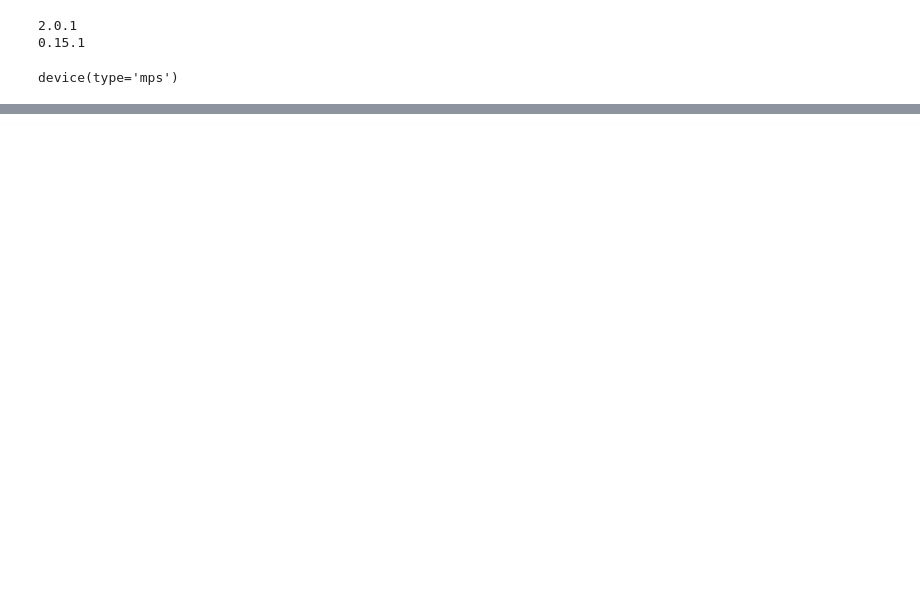
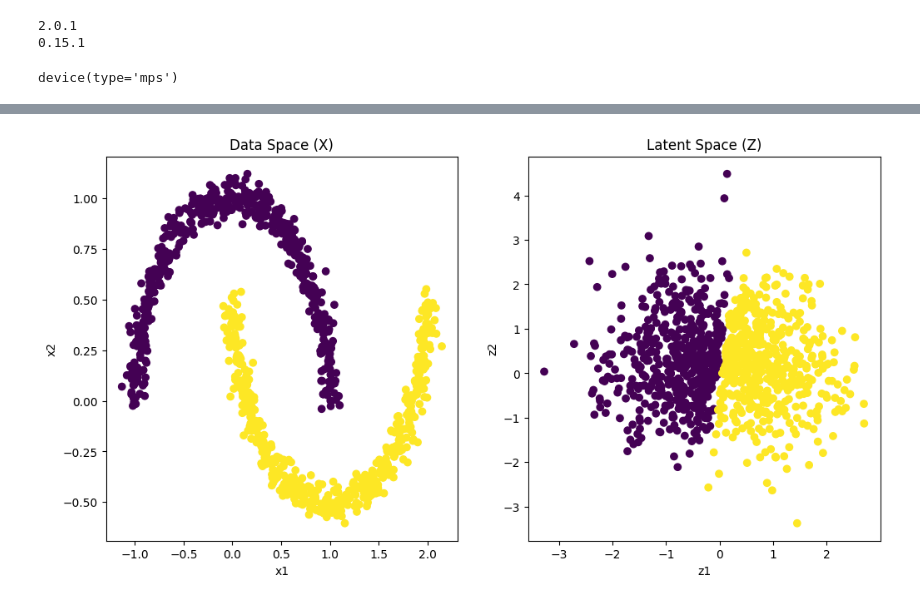
Before and after one commit to DimensionDweller/Generative_models, a Jupyter notebook: Normalizing Flow Models/realnvp_pytorch.ipynb, the cells around one changed output, grey strips where cells are left out. Saved outputs shown, nothing was run; the diff lists cells and outputs as text; code cells hidden in the pictures; blank space fills up the shorter version.

```diff
--- a/Normalizing Flow Models/realnvp_pytorch.ipynb
+++ b/Normalizing Flow Models/realnvp_pytorch.ipynb
@@ -225,0 +454,28 @@ model.optimizer = torch.optim.Adam(model.parameters(), lr=0.001)
+# %%
+# Generate some samples from the data space (X)
+X, label = datasets.make_moons(n_samples=1000, noise=0.05)
+X = torch.Tensor(X).to(device=device)
+
+# Transform the samples to the latent space (Z)
+Z, _ = realNVP.inverse(X)
+
+# Visualize the transformation from X to Z
+X = X.cpu().detach().numpy()
+Z = Z.cpu().detach().numpy()
+
+plt.figure(figsize=(12, 6))
+plt.subplot(1, 2, 1)
+plt.scatter(X[:, 0], X[:, 1], c=label, cmap='viridis')
+plt.title('Data Space (X)')
+plt.xlabel('x1')
+plt.ylabel('x2')
+
+plt.subplot(1, 2, 2)
+plt.scatter(Z[:, 0], Z[:, 1], c=label, cmap='viridis')
+plt.title('Latent Space (Z)')
+plt.xlabel('z1')
+plt.ylabel('z2')
+
+plt.show()
+# %% [output]
+[figure, added]
```
Also changed, not shown: parts of 16 cells of this notebook.
